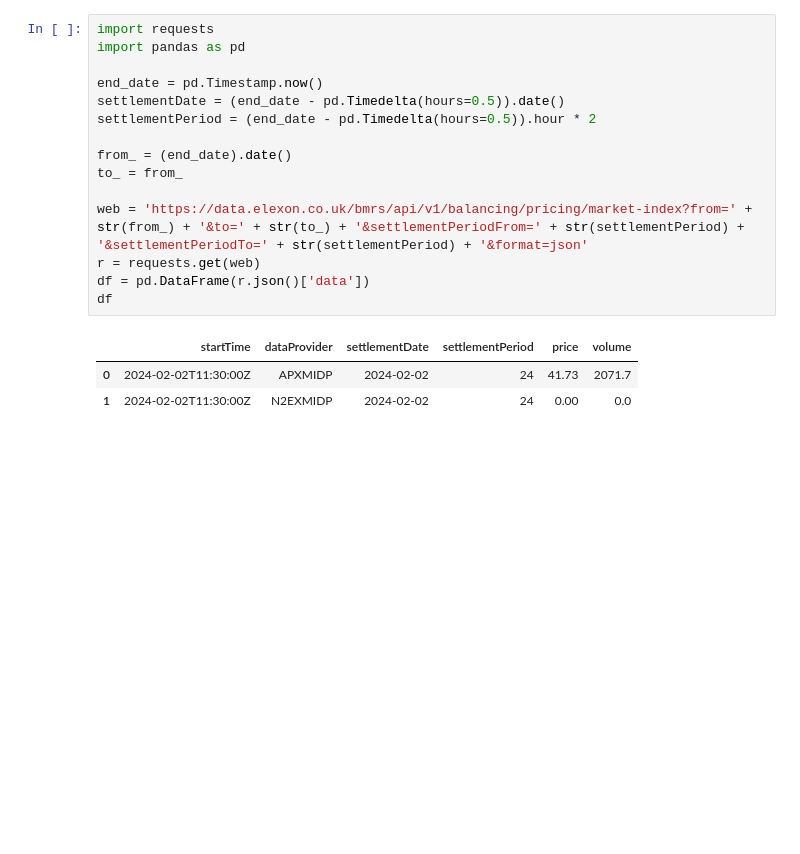
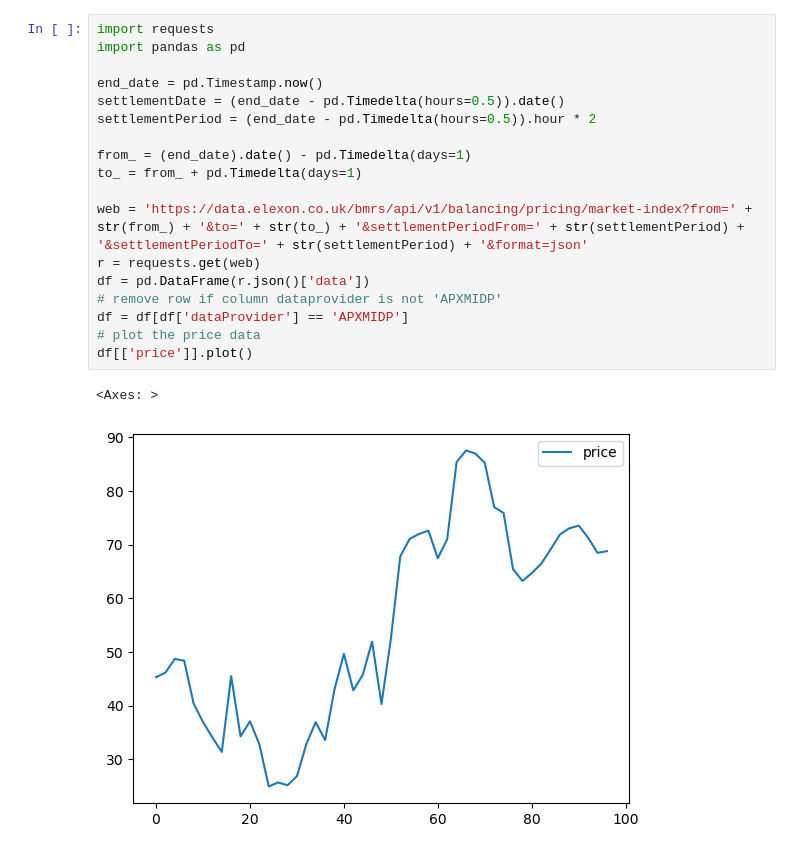
Before and after one commit to LukasFrankenQ/LMP, a Jupyter notebook: notebooks/market_index_price.ipynb, the cells around one changed output. Drawn from its saved outputs; the diff is of its cells as text; blank space fills up the shorter version.

Commit message:
marginal cost data

```diff
--- a/notebooks/market_index_price.ipynb
+++ b/notebooks/market_index_price.ipynb
@@ -1,19 +1,21 @@
 # %%
 import requests
 import pandas as pd
 
 end_date = pd.Timestamp.now()
 settlementDate = (end_date - pd.Timedelta(hours=0.5)).date()
 settlementPeriod = (end_date - pd.Timedelta(hours=0.5)).hour * 2
 
-from_ = (end_date).date()
-to_ = from_
+from_ = (end_date).date() - pd.Timedelta(days=1)
+to_ = from_ + pd.Timedelta(days=1)
 
 web = 'https://data.elexon.co.uk/bmrs/api/v1/balancing/pricing/market-index?from=' + str(from_) + '&to=' + str(to_) + '&settlementPeriodFrom=' + str(settlementPeriod) + '&settlementPeriodTo=' + str(settlementPeriod) + '&format=json'
 r = requests.get(web)
 df = pd.DataFrame(r.json()['data'])
-df
+# remove row if column dataprovider is not 'APXMIDP'
+df = df[df['dataProvider'] == 'APXMIDP']
+# plot the price data
+df[['price']].plot()
 # %% [output]
-|  | startTime | dataProvider | settlementDate | settlementPeriod | price | volume |
-| 0 | 2024-02-02T11:30:00Z | APXMIDP | 2024-02-02 | 24 | 41.73 | 2071.7 |
-| 1 | 2024-02-02T11:30:00Z | N2EXMIDP | 2024-02-02 | 24 | 0.00 | 0.0 |
+<Axes: >
+[figure, added]
```
Also changed, not shown: parts of 2 cells of this notebook, 3 other files.
